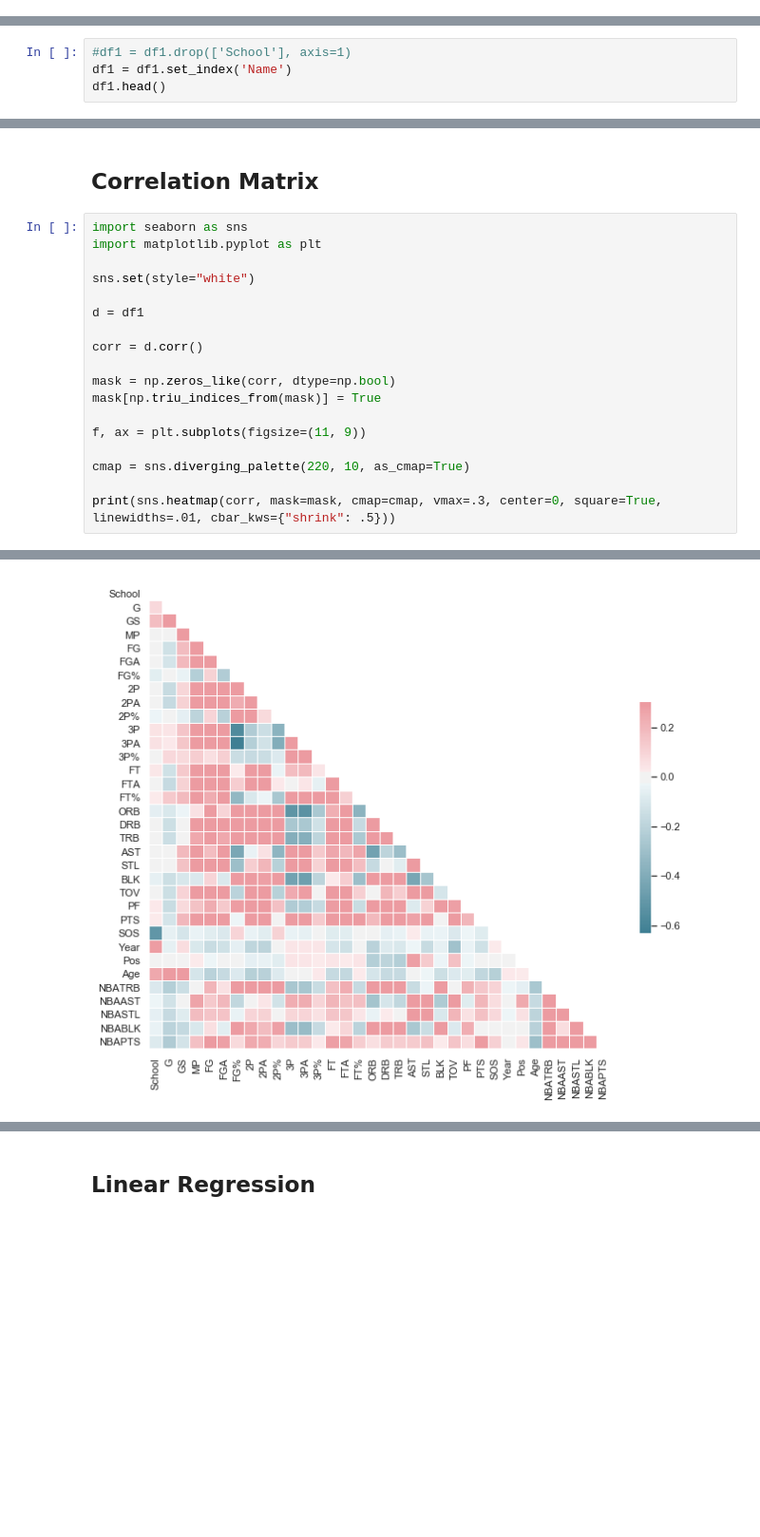
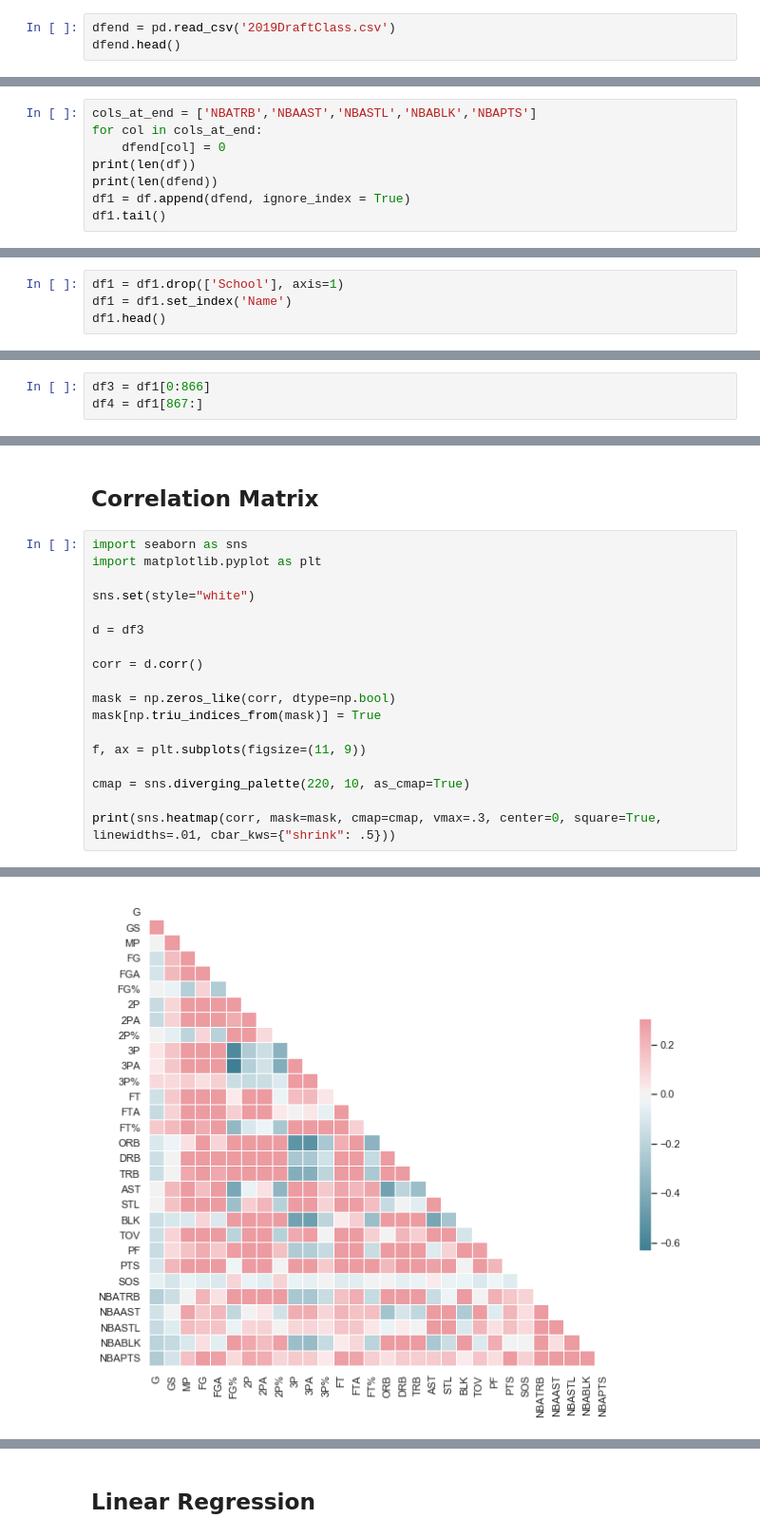
Before and after one commit to randomicons/nba-daily-fantasy, a Jupyter notebook: Rookie Predictions.ipynb, the cells around one changed output, grey strips where cells are left out. Shown at 95% size. Drawn from its saved outputs; the diff is of its cells as text; blank space fills up the shorter version.

```diff
--- a/Rookie Predictions.ipynb
+++ b/Rookie Predictions.ipynb
@@ -15,0 +17,3 @@ df.head()
+# %%
+dfend = pd.read_csv('2019DraftClass.csv')
+dfend.head()
@@ -15,0 +28,8 @@ df.head()
+# %%
+cols_at_end = ['NBATRB','NBAAST','NBASTL','NBABLK','NBAPTS']
+for col in cols_at_end:
+    dfend[col] = 0
+print(len(df))
+print(len(dfend))
+df1 = df.append(dfend, ignore_index = True)
+df1.tail()
@@ -70,7 +100,7 @@ df1.head()
 | 4 | Gilbert Arenas | 4 | 70.0 | 33.0 | 30.5 | 5.6 | 12.1 | 0.466 | 4.1 | 7.9 | ... | ... |
 5 rows × 35 columns
 # %%
-#df1 = df1.drop(['School'], axis=1)
+df1 = df1.drop(['School'], axis=1)
 df1 = df1.set_index('Name')
 df1.head()
 # %% [output]
@@ -124,0 +155,3 @@ df1.head()
+# %%
+df3 = df1[0:866]
+df4 = df1[867:]
@@ -149,21 +193,21 @@ train_y.head()
 # %%
 import seaborn as sns
 import matplotlib.pyplot as plt
 
 sns.set(style="white")
 
-d = df1
+d = df3
 
 corr = d.corr()
 
 mask = np.zeros_like(corr, dtype=np.bool)
 mask[np.triu_indices_from(mask)] = True
 
 f, ax = plt.subplots(figsize=(11, 9))
 
 cmap = sns.diverging_palette(220, 10, as_cmap=True)
 
 print(sns.heatmap(corr, mask=mask, cmap=cmap, vmax=.3, center=0, square=True, linewidths=.01, cbar_kws={"shrink": .5}))
 # %% [output]
 AxesSubplot(0.127273,0.125;0.617727x0.755)
-[figure, old version]
+[figure, new version]
```
Also changed, not shown: parts of 33 cells of this notebook, 1 other file.
